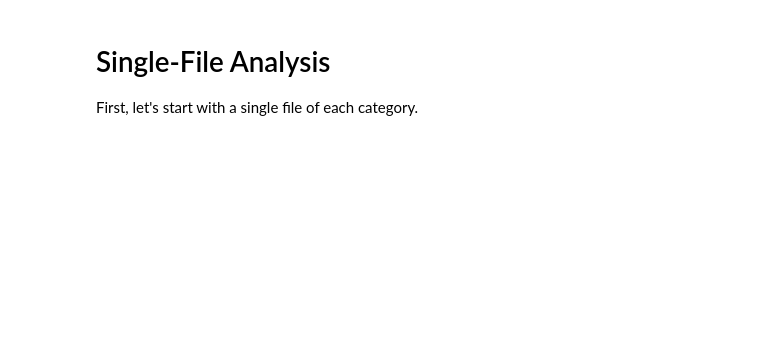
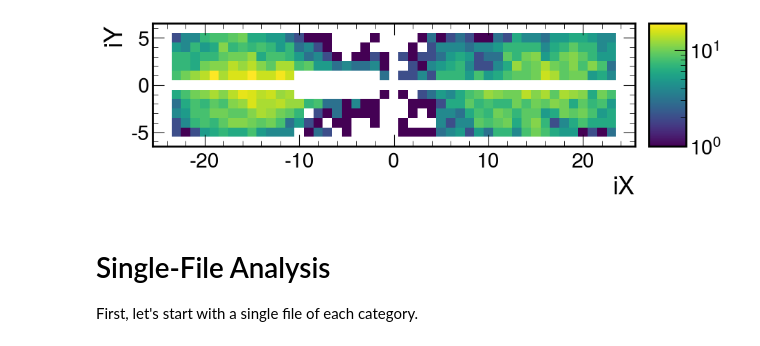
Before and after one commit to tomeichlersmith/hps, a Jupyter notebook: idm/reach/2016/idm-single-file.ipynb, the cells around one changed output. Cells and saved outputs as stored; diff of their text form; code cells hidden in the pictures; blank space fills up the shorter version.

```diff
--- a/idm/reach/2016/idm-single-file.ipynb
+++ b/idm/reach/2016/idm-single-file.ipynb
@@ -13,0 +51,10 @@ from pyidm import load
+# %%
+top_pos = ak.sum(events.mc_ecal_hits.energy[top&pos], axis=1)
+top_ele = ak.sum(events.mc_ecal_hits.energy[top&ele], axis=1)
+bot_pos = ak.sum(events.mc_ecal_hits.energy[bot&pos], axis=1)
+bot_ele = ak.sum(events.mc_ecal_hits.energy[bot&ele], axis=1)
+triggered = (
+            (top_pos>0.150)&(bot_ele>0.150)&(top_pos+bot_ele>0.600)
+        )|(
+            (top_ele>0.150)&(bot_pos>0.150)&(top_ele+bot_pos>0.600)
+        )
@@ -14,3 +99,16 @@ from pyidm import load
+# %%
+hit_loc = hist.Hist(
+    hist.axis.Regular(51,-25.5,25.5,name='ix',label='iX'),
+    hist.axis.Regular(13,-6.5,6.5,name='iy',label='iY'),
+).fill(
+    ix = ak.flatten(events[triggered].mc_ecal_hits.ix),
+    iy = ak.flatten(events[triggered].mc_ecal_hits.iy)
+)
+# %%
+hit_loc.plot(cmin=1, norm='log')
+plt.gca().set_aspect('equal')
+# %% [output]
+[figure, added]
 # %% [markdown]
 # Single-File Analysis
 First, let's start with a single file of each category.
```
Also changed, not shown: parts of 22 cells of this notebook, 3 other files.
